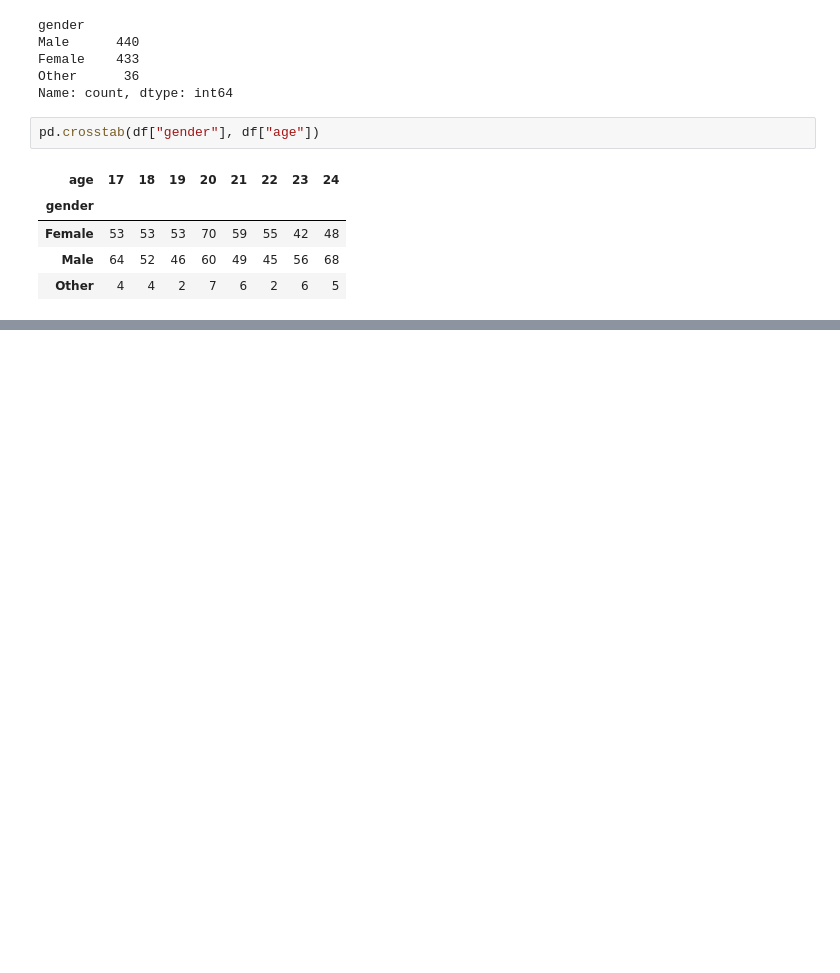
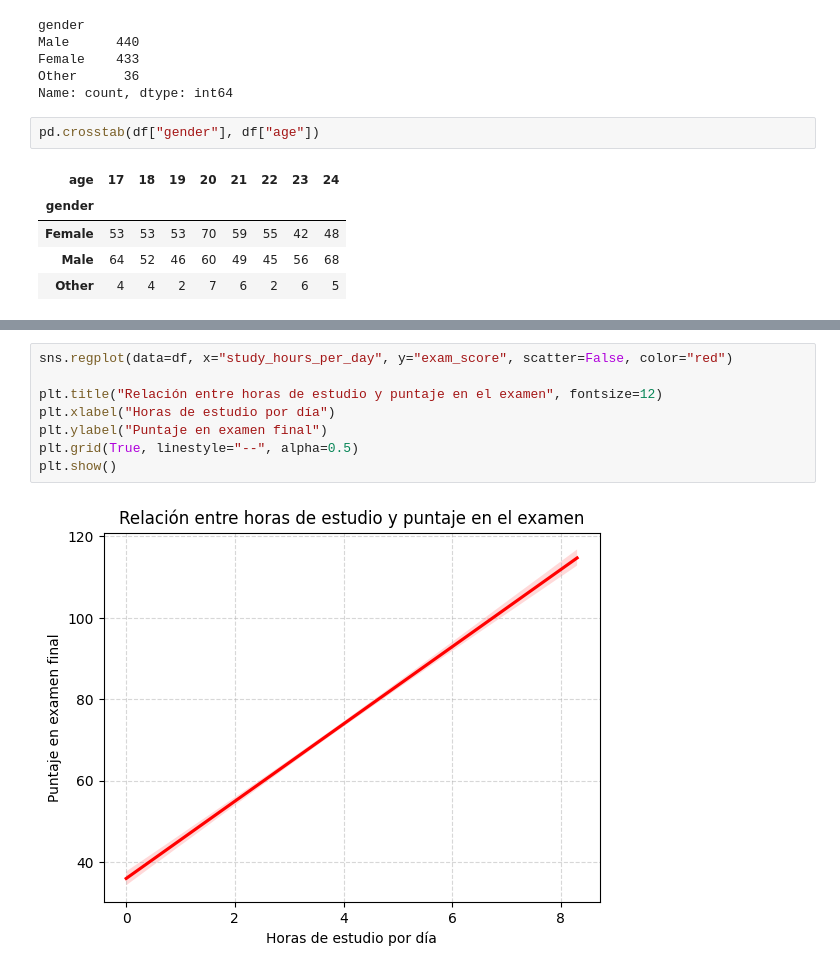
Before and after one commit to Gragas1v9/Trabajo-Estaca, a Jupyter notebook: Grupo_11.ipynb, the cells around one changed output, grey strips where cells are left out. Saved outputs shown, nothing was run; the diff lists cells and outputs as text; blank space fills up the shorter version.

```diff
--- a/Grupo_11.ipynb
+++ b/Grupo_11.ipynb
@@ -224,0 +276,10 @@ plt.show()
+# %%
+sns.regplot(data=df, x="study_hours_per_day", y="exam_score", scatter=False, color="red")
+
+plt.title("Relación entre horas de estudio y puntaje en el examen", fontsize=12)
+plt.xlabel("Horas de estudio por día")
+plt.ylabel("Puntaje en examen final")
+plt.grid(True, linestyle="--", alpha=0.5)
+plt.show()
+# %% [output]
+[figure, added]
```
Also changed, not shown: parts of 19 cells of this notebook.
